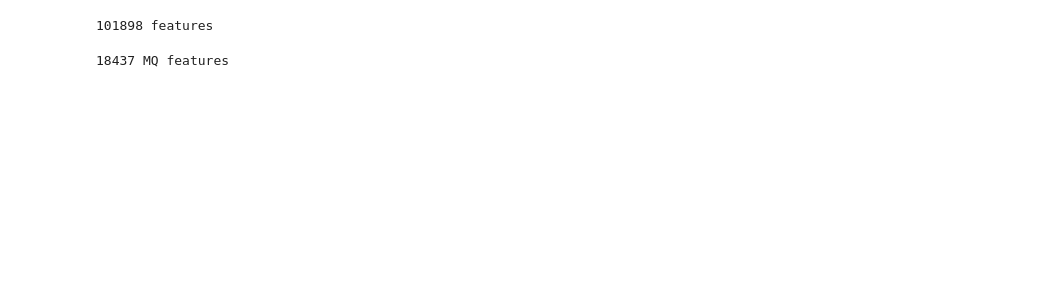
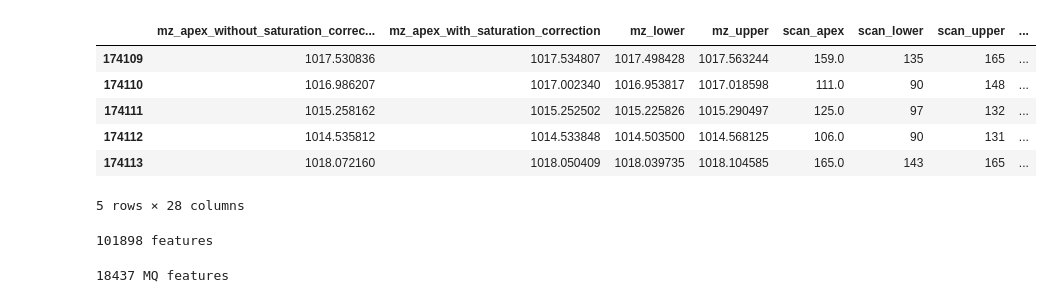
Before and after one commit to WEHI-Proteomics/tfde, a Jupyter notebook: notebooks/paper 2 - comparing with MQ ms2 spectra.ipynb, the cells around one changed output. Cells and saved outputs as stored; diff of their text form; code cells hidden in the pictures; blank space fills up the shorter version.

```diff
--- a/notebooks/paper 2 - comparing with MQ ms2 spectra.ipynb
+++ b/notebooks/paper 2 - comparing with MQ ms2 spectra.ipynb
@@ -13,6 +13,18 @@ BASE_DIR = '{}/P3856-results-cs-true-fmdw-true-2021-04-24-19-58-32'.format(expan
 FEATURES_DIR = '{}/features-{}'.format(BASE_DIR, precursor_definition_method)
 FEATURES_NAME = '{}/exp-{}-run-{}-features-{}.pkl'.format(FEATURES_DIR, experiment_name, run_name, precursor_definition_method)
 FEATURES_DEDUP_NAME = '{}/exp-{}-run-{}-features-{}-dedup.pkl'.format(FEATURES_DIR, experiment_name, run_name, precursor_definition_method)
+# %%
+df = pd.read_pickle(FEATURES_NAME)['features_df']
+# %%
+df[df.precursor_cuboid_id == 42573]
+# %% [output]
+|  | mz_apex_without_saturation_correc... | mz_apex_with_saturation_correction | mz_lower | mz_upper | scan_apex | scan_lower | scan_upper | ... |
+| 174109 | 1017.530836 | 1017.534807 | 1017.498428 | 1017.563244 | 159.0 | 135 | 165 | ... |
+| 174110 | 1016.986207 | 1017.002340 | 1016.953817 | 1017.018598 | 111.0 | 90 | 148 | ... |
+| 174111 | 1015.258162 | 1015.252502 | 1015.225826 | 1015.290497 | 125.0 | 97 | 132 | ... |
+| 174112 | 1014.535812 | 1014.533848 | 1014.503500 | 1014.568125 | 106.0 | 90 | 131 | ... |
+| 174113 | 1018.072160 | 1018.050409 | 1018.039735 | 1018.104585 | 165.0 | 143 | 165 | ... |
+5 rows × 28 columns
 # %%
 features_df = pd.read_pickle(FEATURES_DEDUP_NAME)['features_df']
 # %%
```
Also changed, not shown: parts of 18 cells of this notebook, 4 other files.
